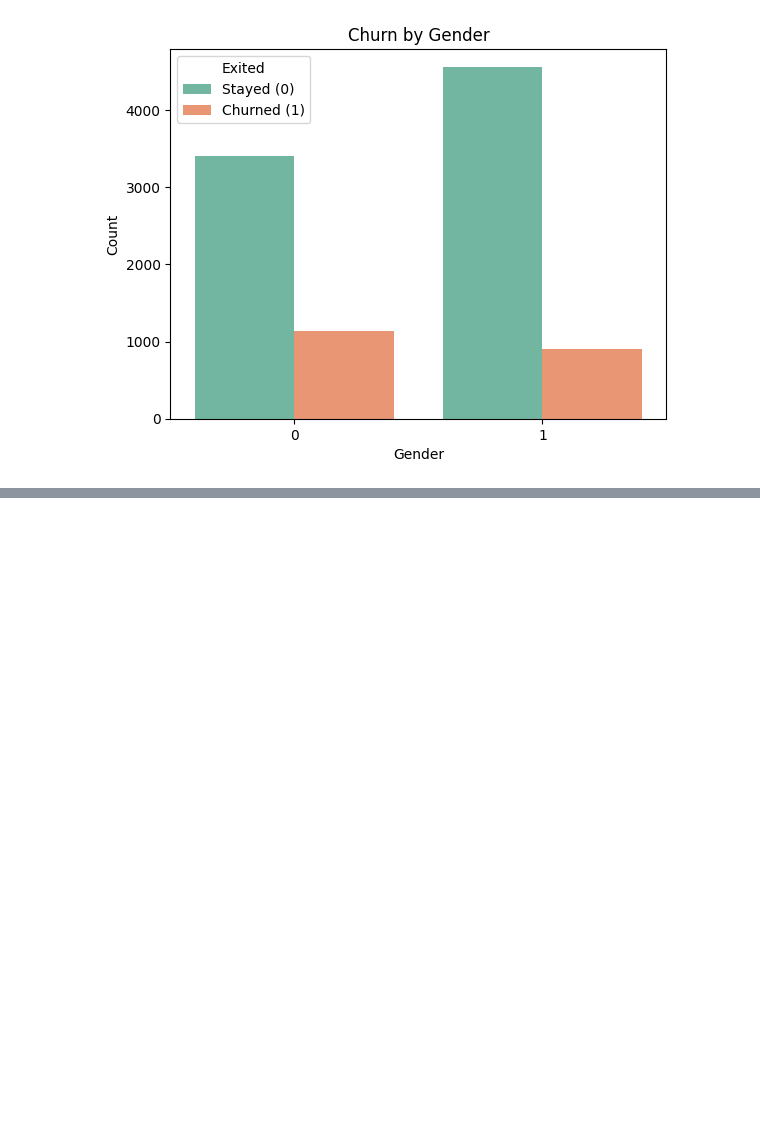
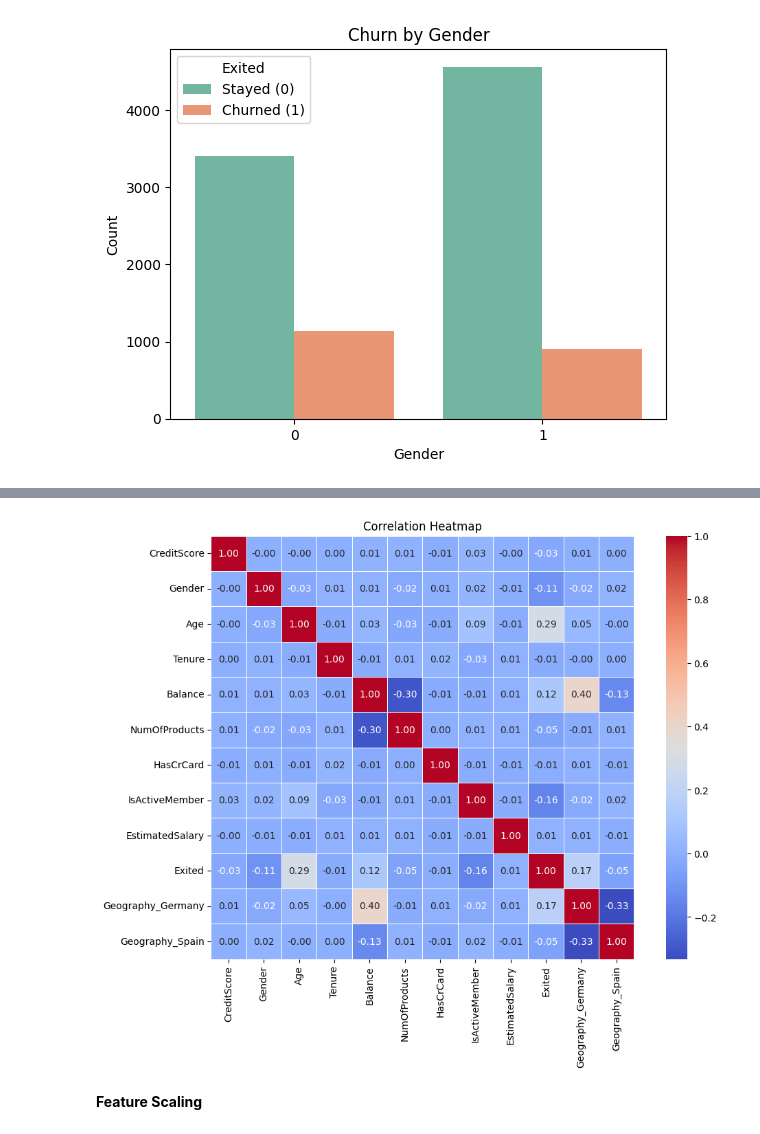
Before and after one commit to athulrj02/Churn-Modelling, a Jupyter notebook: py-code.ipynb, the cells around one changed output, grey strips where cells are left out. Cells and saved outputs as stored; diff of their text form; code cells hidden in the pictures; blank space fills up the shorter version.

```diff
--- a/py-code.ipynb
+++ b/py-code.ipynb
@@ -135,0 +156,11 @@ plt.show()
+# %%
+# Correlation Heatmap
+plt.figure(figsize=(12, 8))
+corr = df.corr()
+sns.heatmap(corr, annot=True, fmt=".2f", cmap='coolwarm', square=True, linewidths=0.5)
+plt.title('Correlation Heatmap')
+plt.show()
+# %% [output]
+[figure, added]
+# %% [markdown]
+**Feature Scaling**
```
Also changed, not shown: parts of 2 cells of this notebook.
